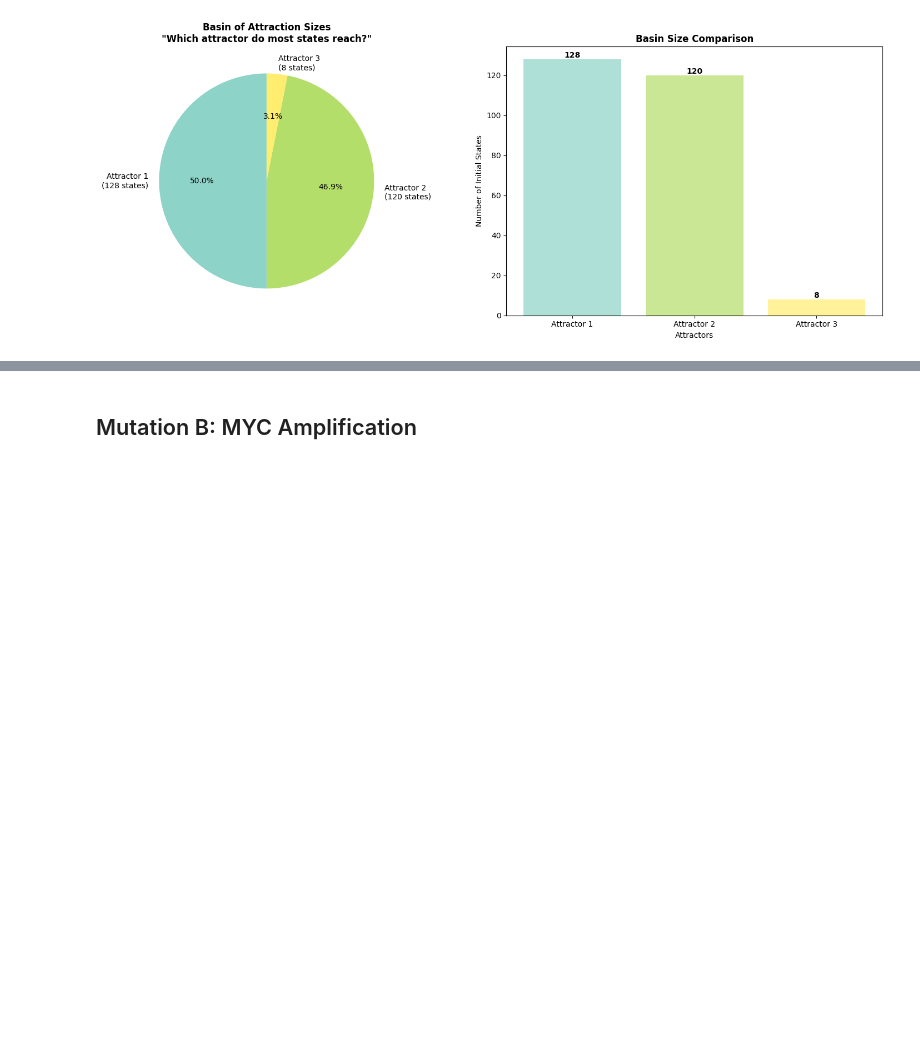
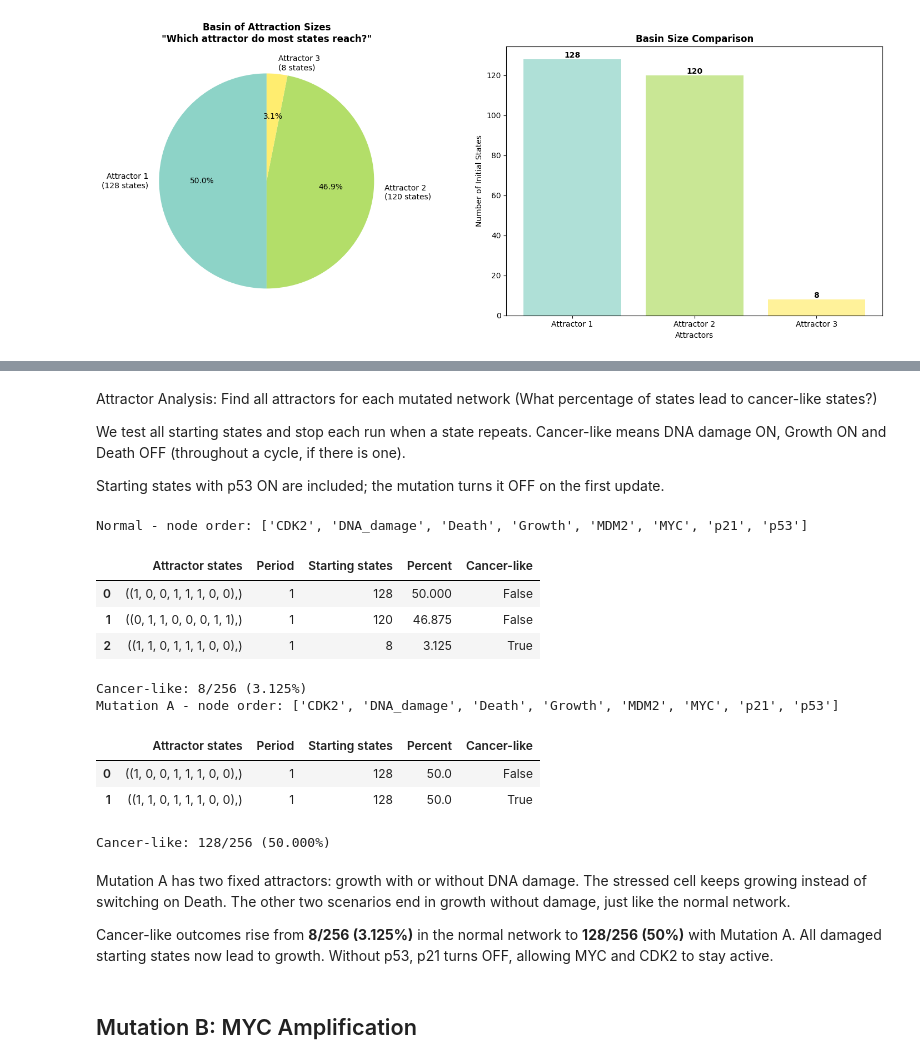
Before and after one commit to Ruczak/MMBS-Group12, a Jupyter notebook: Assignment3/assignment3.ipynb, the cells around one changed output, grey strips where cells are left out. Cells and saved outputs as stored; diff of their text form; code cells hidden in the pictures; blank space fills up the shorter version.

Commit message:
Add p53 knockout analysis and short explanation for Assignment 3

```diff
--- a/Assignment3/assignment3.ipynb
+++ b/Assignment3/assignment3.ipynb
@@ -442,3 +466,60 @@ Analyzing 256 initial states...
+# %% [markdown]
+Attractor Analysis: Find all attractors for each mutated network (What percentage of states lead to cancer-like states?)
+
+We test all starting states and stop each run when a state repeats. Cancer-like means DNA damage ON, Growth ON and Death OFF (throughout a cycle, if there is one).
+
+Starting states with p53 ON are included; the mutation turns it OFF on the first update.
+# %%
+for name, original in [('Normal', network), ('Mutation A', mutation_a)]:
+    model = deepcopy(original)
+    basins = Counter()
+    for initial in product([0, 1], repeat=len(node_names)):
+        model.set_state(**dict(zip(node_names, initial)))
+        model.history = []
+        path = []
+        state = tuple(model.get_state_vector())
+        while state not in path:
+            path.append(state)
+            model.update_synchronous()
+            state = tuple(model.get_state_vector())
+        cycle = path[path.index(state):]
+        # Sorting gives the same key whichever point of a cycle we enter.
+        basins[tuple(sorted(cycle))] += 1
+
+    rows = []
+    cancer_count = 0
+    for cycle, count in basins.items():
+        states = [dict(zip(node_names, state)) for state in cycle]
+        cancer = all(s['DNA_damage'] == 1 and s['Growth'] == 1
+                     and s['Death'] == 0 for s in states)
+        if cancer:
+            cancer_count += count
+        rows.append([cycle, len(cycle), count, 100 * count / 256, cancer])
+
+    print(name, '- node order:', node_names)
+    display(pd.DataFrame(rows, columns=['Attractor states', 'Period',
+                                       'Starting states', 'Percent', 'Cancer-like']))
+    print(f'Cancer-like: {cancer_count}/256 ({100 * cancer_count / 256:.3f}%)')
+# %% [output]
+Normal - node order: ['CDK2', 'DNA_damage', 'Death', 'Growth', 'MDM2', 'MYC', 'p21', 'p53']
+|  | Attractor states | Period | Starting states | Percent | Cancer-like |
+| 0 | ((1, 0, 0, 1, 1, 1, 0, 0),) | 1 | 128 | 50.000 | False |
+| 1 | ((0, 1, 1, 0, 0, 0, 1, 1),) | 1 | 120 | 46.875 | False |
+| 2 | ((1, 1, 0, 1, 1, 1, 0, 0),) | 1 | 8 | 3.125 | True |
+Cancer-like: 8/256 (3.125%)
+Mutation A - node order: ['CDK2', 'DNA_damage', 'Death', 'Growth', 'MDM2', 'MYC', 'p21', 'p53']
+|  | Attractor states | Period | Starting states | Percent | Cancer-like |
+| 0 | ((1, 0, 0, 1, 1, 1, 0, 0),) | 1 | 128 | 50.0 | False |
+| 1 | ((1, 1, 0, 1, 1, 1, 0, 0),) | 1 | 128 | 50.0 | True |
+Cancer-like: 128/256 (50.000%)
+# %% [markdown]
+Mutation A has two fixed attractors: growth with or without DNA damage.
+The stressed cell keeps growing instead of switching on Death. The other two
+scenarios end in growth without damage, just like the normal network.
+
+Cancer-like outcomes rise from **8/256 (3.125%)** in the normal network to
+**128/256 (50%)** with Mutation A. All damaged starting states now lead to growth.
+Without p53, p21 turns OFF, allowing MYC and CDK2 to stay active.
 # %% [markdown]
 ## Mutation B: MYC Amplification
 # %% [markdown]
```
Also changed, not shown: parts of 6 cells of this notebook, 1 other file.
